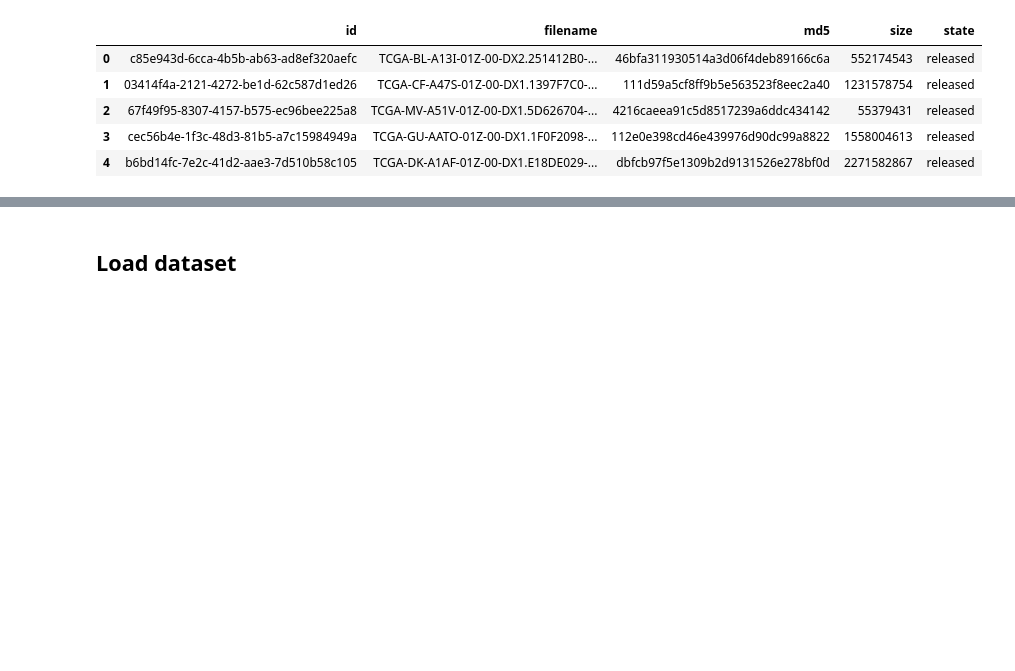
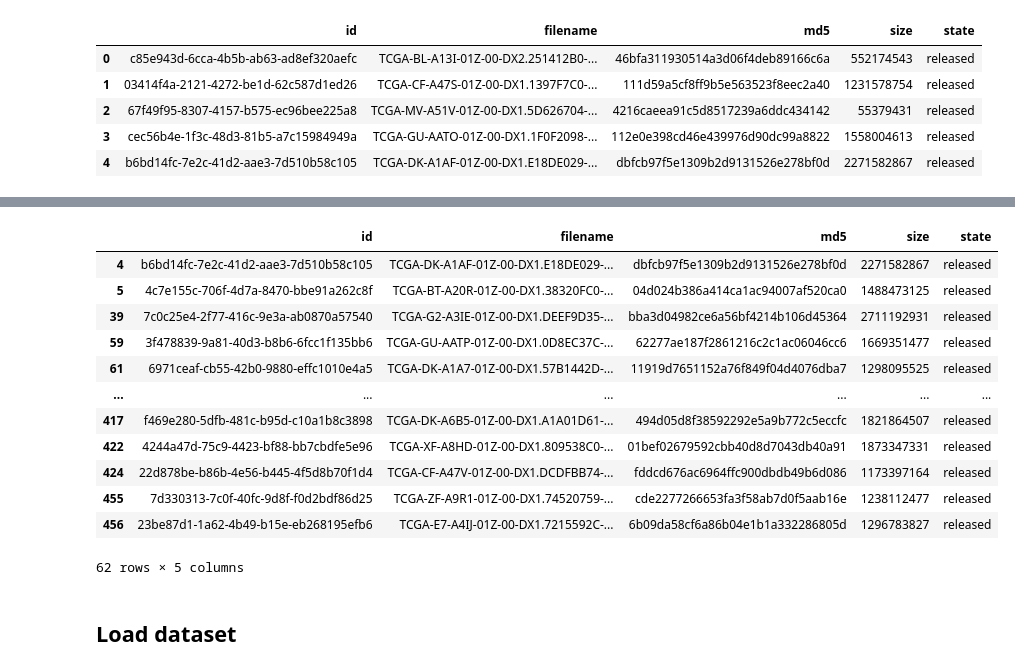
Before and after one commit to Riezmann75/CLAM, a Jupyter notebook: test.ipynb, the cells around one changed output, grey strips where cells are left out. Cells and saved outputs as stored; diff of their text form; code cells hidden in the pictures; blank space fills up the shorter version.

```diff
--- a/test.ipynb
+++ b/test.ipynb
@@ -107,6 +104,33 @@ slide_ids = df["slide_id"]
 selected_manifest = manifest_file[
     manifest_file["filename"].isin(slide_ids)
 ]  # filter manifest to only include files in slide_ids
+# %%
+saved_ids_path = "wsi_files/saved_ids.txt"
+# check which files have already been downloaded
+if os.path.exists(saved_ids_path):
+    with open(saved_ids_path, "r") as f:
+        saved_ids = f.read().splitlines()
+else:
+    saved_ids = []
+# find ids that need to be downloaded
+ids_to_download = selected_manifest[
+    ~selected_manifest["id"].isin(saved_ids)
+]
+ids_to_download
+# %% [output]
+|  | id | filename | md5 | size | state |
+| 4 | b6bd14fc-7e2c-41d2-aae3-7d510b58c105 | TCGA-DK-A1AF-01Z-00-DX1.E18DE029-... | dbfcb97f5e1309b2d9131526e278bf0d | 2271582867 | released |
+| 5 | 4c7e155c-706f-4d7a-8470-bbe91a262c8f | TCGA-BT-A20R-01Z-00-DX1.38320FC0-... | 04d024b386a414ca1ac94007af520ca0 | 1488473125 | released |
+| 39 | 7c0c25e4-2f77-416c-9e3a-ab0870a57540 | TCGA-G2-A3IE-01Z-00-DX1.DEEF9D35-... | bba3d04982ce6a56bf4214b106d45364 | 2711192931 | released |
+| 59 | 3f478839-9a81-40d3-b8b6-6fcc1f135bb6 | TCGA-GU-AATP-01Z-00-DX1.0D8EC37C-... | 62277ae187f2861216c2c1ac06046cc6 | 1669351477 | released |
+| 61 | 6971ceaf-cb55-42b0-9880-effc1010e4a5 | TCGA-DK-A1A7-01Z-00-DX1.57B1442D-... | 11919d7651152a76f849f04d4076dba7 | 1298095525 | released |
+| ... | ... | ... | ... | ... | ... |
+| 417 | f469e280-5dfb-481c-b95d-c10a1b8c3898 | TCGA-DK-A6B5-01Z-00-DX1.A1A01D61-... | 494d05d8f38592292e5a9b772c5eccfc | 1821864507 | released |
+| 422 | 4244a47d-75c9-4423-bf88-bb7cbdfe5e96 | TCGA-XF-A8HD-01Z-00-DX1.809538C0-... | 01bef02679592cbb40d8d7043db40a91 | 1873347331 | released |
+| 424 | 22d878be-b86b-4e56-b445-4f5d8b70f1d4 | TCGA-CF-A47V-01Z-00-DX1.DCDFBB74-... | fddcd676ac6964ffc900dbdb49b6d086 | 1173397164 | released |
+| 455 | 7d330313-7c0f-40fc-9d8f-f0d2bdf86d25 | TCGA-ZF-A9R1-01Z-00-DX1.74520759-... | cde2277266653fa3f58ab7d0f5aab16e | 1238112477 | released |
+| 456 | 23be87d1-1a62-4b49-b15e-eb268195efb6 | TCGA-E7-A4IJ-01Z-00-DX1.7215592C-... | 6b09da58cf6a86b04e1b1a332286805d | 1296783827 | released |
+62 rows × 5 columns
 # %% [markdown]
 ## Load dataset
 # %%
```
Also changed, not shown: parts of 1 cell of this notebook, 2 other files.
